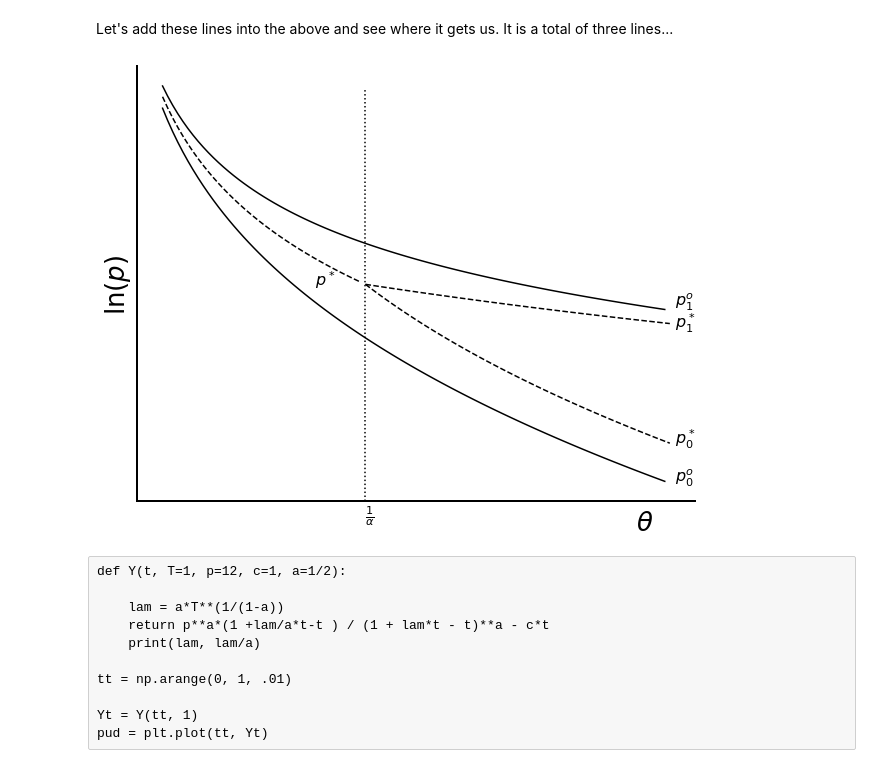
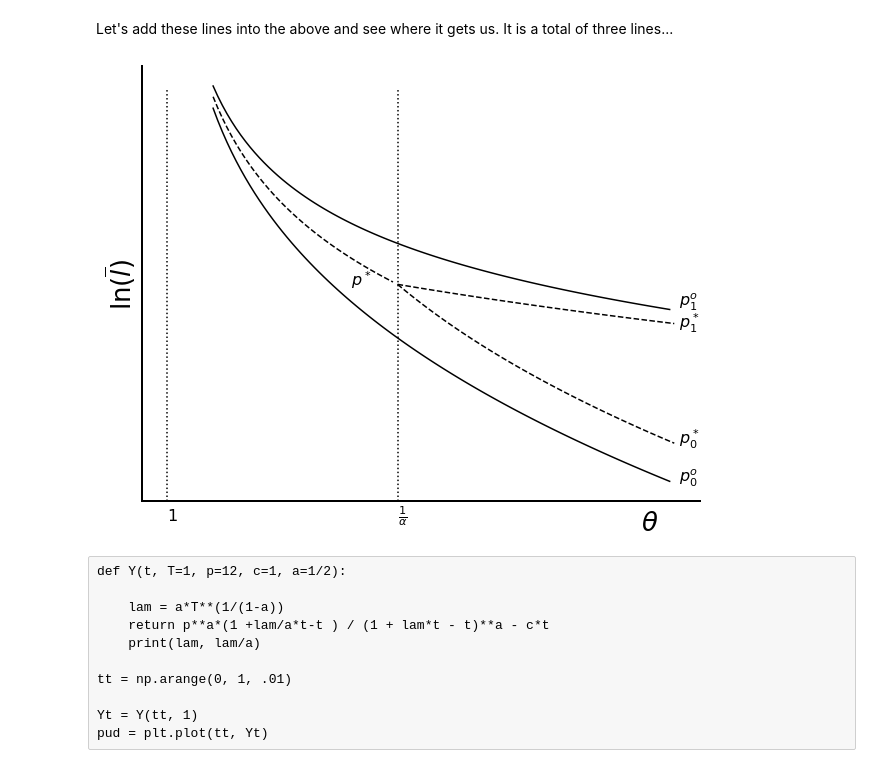
Before and after one commit to jhconning/enclosure, a Jupyter notebook: notebooks/PaperDiagramsAndAlgebra.ipynb, the cells around one changed output. Drawn from its saved outputs; the diff is of its cells as text; code cells hidden in the pictures.

Commit message:
Cleaned up notation on figures

```diff
--- a/notebooks/PaperDiagramsAndAlgebra.ipynb
+++ b/notebooks/PaperDiagramsAndAlgebra.ipynb
@@ -272,40 +276,42 @@ ax.spines['left'].set_linewidth(2)
 ax.spines['bottom'].set_linewidth(2)
 
 xlbl = ax.set_xlabel(r'$\theta$', fontsize=26)
-ylbl = ax.set_ylabel(r'$\ln(p)$', fontsize=26)
+ylbl = ax.set_ylabel(r'$\ln(\overline{l})$', fontsize=26)
 
 # Shift the label on the x-axis a little bit
 
 xpos = list(xlbl.get_position())
 xpos[0] = xpos[0]+.41
 xpos[1] = xpos[1]-.02
 ax.xaxis.set_label_coords(xpos[0], xpos[1])
 
 ax.set_xticks([])
 ax.set_yticks([])
 
 oline1 = ax.plot(the_1, ln_po0, color= 'black')
 bline1 = ax.plot(the_1, ln_po1, color= 'black')
 gline1 = ax.plot(the_r2, ln_ps0, color= 'black', linestyle='dashed')
 pline1 = ax.plot(the_r2, ln_ps1, color= 'black', linestyle='dashed')
 bkline = ax.plot(the_r1, ln_ps,  color='black', linestyle='dashed')
 
 vline1 = ax.axvline(1/alp, ymax=.95, linestyle=':', color='black')
+vline2 = ax.axvline(1, ymax=.95, linestyle=':', color='black')
 
 ep = np.max(the_1)+.021
 
 t1 = ax.text(ep, np.min(ln_po0), r'$p^o_0$', fontsize=16)
 t2 = ax.text(ep, np.min(ln_po1)+.05, r'$p^o_1$', fontsize=16)
 t3 = ax.text(ep, np.min(ln_ps0), r'$p^*_0$', fontsize=16)
 t4 = ax.text(ep, np.min(ln_ps1)-.05, r'$p^*_1$', fontsize=16)
 
 t5 = ax.text(cv-.1, np.min(ln_ps)-.04, r'$p^*$', fontsize=16)
 
 ax.text(cv, np.min(ln_po0)-.5, r'$\frac{1}{\alpha}$', fontsize=16)
+ax.text(1, np.min(ln_po0)-.5, r'$1$', fontsize=16)
 
 fig.savefig('social_optimum.png')
 # %% [output]
-[figure, old version]
+[figure, new version]
 # %% [raw]
 def Y(t, T=1, p=12, c=1, a=1/2):
 
```
Also changed, not shown: parts of 4 cells of this notebook, 4 other files.
